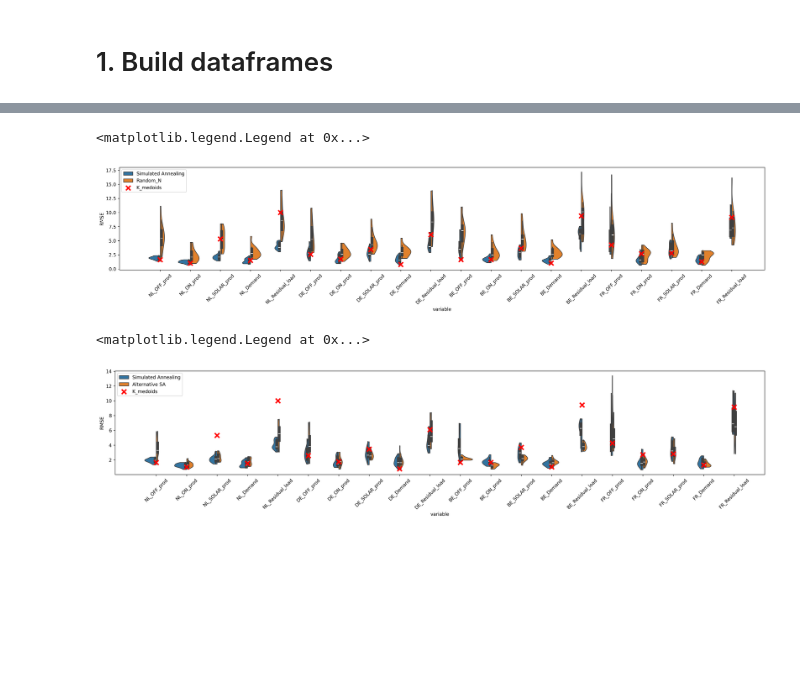
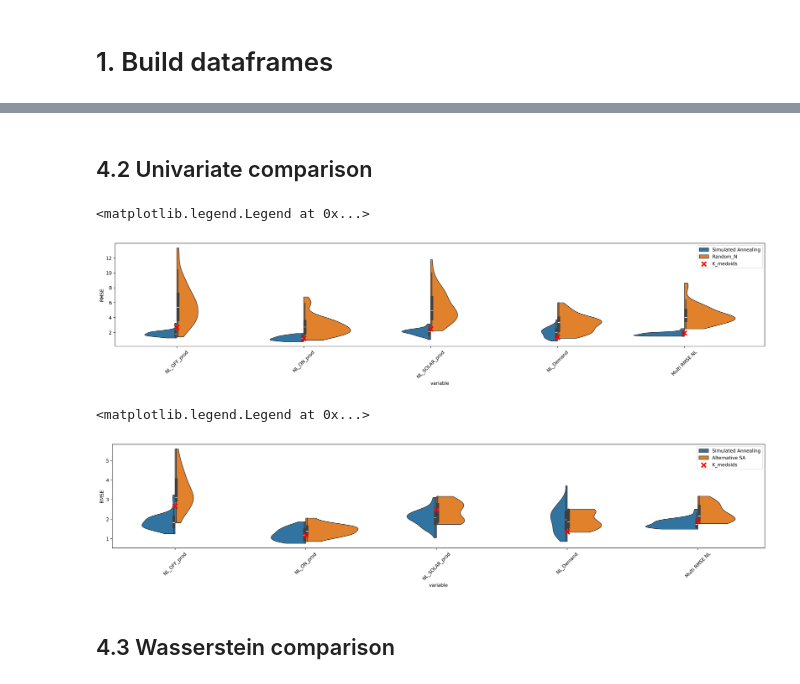
Before and after one commit to bramvanduinen/ClimateYearSelection, a Jupyter notebook: notebooks/04a_evaluate_sa_and_k_medoids.ipynb, the cells around one changed output, grey strips where cells are left out. Saved outputs shown, nothing was run; the diff lists cells and outputs as text; code cells hidden in the pictures; blank space fills up the shorter version.

```diff
--- a/notebooks/04a_evaluate_sa_and_k_medoids.ipynb
+++ b/notebooks/04a_evaluate_sa_and_k_medoids.ipynb
@@ -473,0 +211,6 @@ violin_data_sa.head()
+# %%
+# calc univariate metrics
+
+df_metrics = qq_univariate_rmse(df_daily, datasets, columns)
+# add multivariate metrics
+df_metrics = qq_multi_rmse(df_metrics)
@@ -473,0 +228,23 @@ violin_data_sa.head()
+# %%
+# Get univariate RMSE scores, for relevant countries!
+
+plot_vars = ["NL_OFF_prod", "NL_ON_prod", "NL_SOLAR_prod", "NL_Demand", "Multi RMSE NL"]
+
+# Get centroid RMSE values for each variable
+centroid_metrics_uni = df_metrics.query(
+    "dataset.str.contains('Main') and variable in @plot_vars"
+)
+alternative_metrics_uni = df_metrics.query(
+    "dataset.str.contains('Alternative') and variable in @plot_vars"
+)
+random_metrics_uni = df_metrics.query(
+    "dataset.str.contains('Random_N') and variable in @plot_vars"
+)
+
+centroid_metrics_uni = centroid_metrics_uni.assign(dataset_type="Simulated Annealing")
+alternative_metrics_uni = alternative_metrics_uni.assign(dataset_type="Alternative SA")
+random_metrics_uni = random_metrics_uni.assign(dataset_type="Random_N")
+
+violin_data_uni = pd.concat([centroid_metrics_uni, random_metrics_uni])
+
+violin_data_uni_sa = pd.concat([centroid_metrics_uni, alternative_metrics_uni])
@@ -635,53 +418,56 @@ violin_data_per_var_sa = pd.concat([centroid_metrics, alternative_metrics])
+# %% [markdown]
+## 4.2 Univariate comparison
 # %%
 # Create violin plot of centroid RMSE values
 fig, ax = plt.subplots(figsize=(25, 4), dpi=300)
 
 # Create violin plot with split violins
 sns.violinplot(
-    data=violin_data_per_var,
+    data=violin_data_uni,
     x="variable",
     y="RMSE",
     hue="dataset_type",
     split=True,
     ax=ax,
     cut=0,
 )
 
 # Add K_medoids RMSE as scatter points
-k_medoids_metrics = df_metrics_with_multi[
-    df_metrics_with_multi["dataset"] == "K_medoids"
-]
-for i, var in enumerate(vars_to_standardize):
+k_medoids_metrics = df_metrics[df_metrics["dataset"] == "K_medoids_load"].query(
+    "variable in @plot_vars"
+)
+
+for i, var in enumerate(plot_vars):
     k_medoids_rmse = k_medoids_metrics[k_medoids_metrics["variable"] == var][
         "RMSE"
     ].iloc[0]
     ax.scatter(
         i,
         k_medoids_rmse,
         marker="x",
         color="red",
         s=100,
         linewidth=3,
         label="K_medoids" if i == 0 else "",
         zorder=10,
     )
     # random_large_rmse = df_metrics_with_multi[df_metrics_with_multi['dataset'] == 'Large Random'][df_metrics_with_multi['variable'] == var]['RMSE'].iloc[0]
     # ax.scatter(i, random_large_rmse, marker='x', color='blue', s=100, linewidth=3, label='Large Random' if i == 0 else "", zorder = 10)
 
 ax.tick_params(axis="x", labelrotation=45)
 # ax.set_title("Distribution of Centroid RMSE vs Random RMSE by Variable")
 ax.set_ylabel("RMSE")
 ax.legend()
 # %% [output]
 <matplotlib.legend.Legend at 0x...>
-[figure, old version]
+[figure, new version]
 # %%
 # Create violin plot of centroid RMSE values
 fig, ax = plt.subplots(figsize=(25, 4), dpi=300)
 
 # Create violin plot with split violins
 sns.violinplot(
-    data=violin_data_per_var_sa,
+    data=violin_data_uni_sa,
     x="variable",
     y="RMSE",
     hue="dataset_type",
@@ -691,10 +477,11 @@ sns.violinplot(
 )
 
 # Add K_medoids RMSE as scatter points
-k_medoids_metrics = df_metrics_with_multi[
-    df_metrics_with_multi["dataset"] == "K_medoids"
-]
-for i, var in enumerate(vars_to_standardize):
+k_medoids_metrics = df_metrics[df_metrics["dataset"] == "K_medoids_load"].query(
+    "variable in @plot_vars"
+)
+
+for i, var in enumerate(plot_vars):
     k_medoids_rmse = k_medoids_metrics[k_medoids_metrics["variable"] == var][
         "RMSE"
     ].iloc[0]
@@ -708,13 +495,10 @@ for i, var in enumerate(vars_to_standardize):
         label="K_medoids" if i == 0 else "",
         zorder=10,
     )
-    # random_large_rmse = df_metrics_with_multi[df_metrics_with_multi['dataset'] == 'Large Random'][df_metrics_with_multi['variable'] == var]['RMSE'].iloc[0]
-    # ax.scatter(i, random_large_rmse, marker='x', color='blue', s=100, linewidth=3, label='Large Random' if i == 0 else "", zorder = 10)
 
 ax.tick_params(axis="x", labelrotation=45)
-# ax.set_title("Distribution of Centroid RMSE vs Random RMSE by Variable")
 ax.set_ylabel("RMSE")
 ax.legend()
 # %% [output]
 <matplotlib.legend.Legend at 0x...>
-[figure, old version]
+[figure, new version]
@@ -761,3 +505,5 @@ violin_data_wasserstein_sa.rename(columns={"index": "dataset"}, inplace=True)
+# %% [markdown]
+## 4.3 Wasserstein comparison
 # %%
 # main SA vs random
 
```
Also changed, not shown: parts of 36 cells of this notebook, 8 other files.
